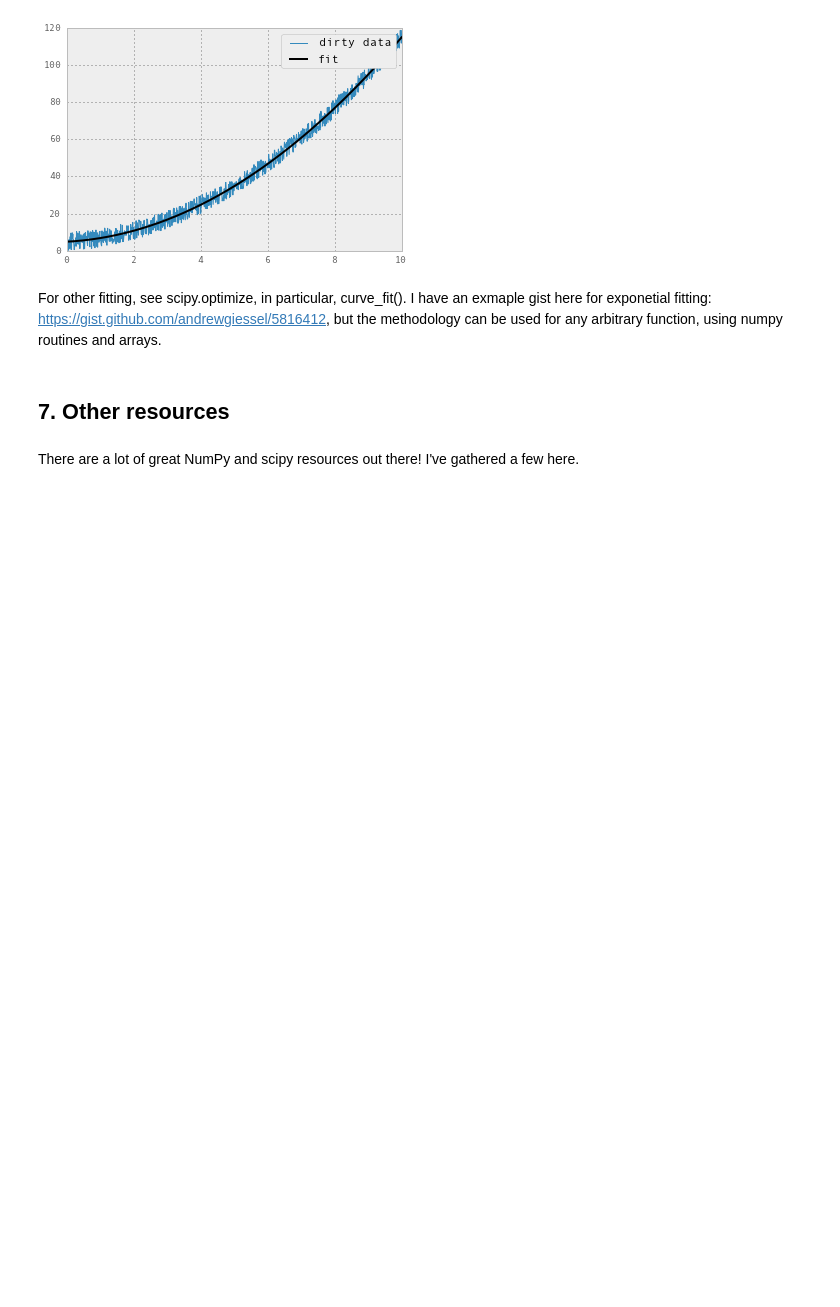
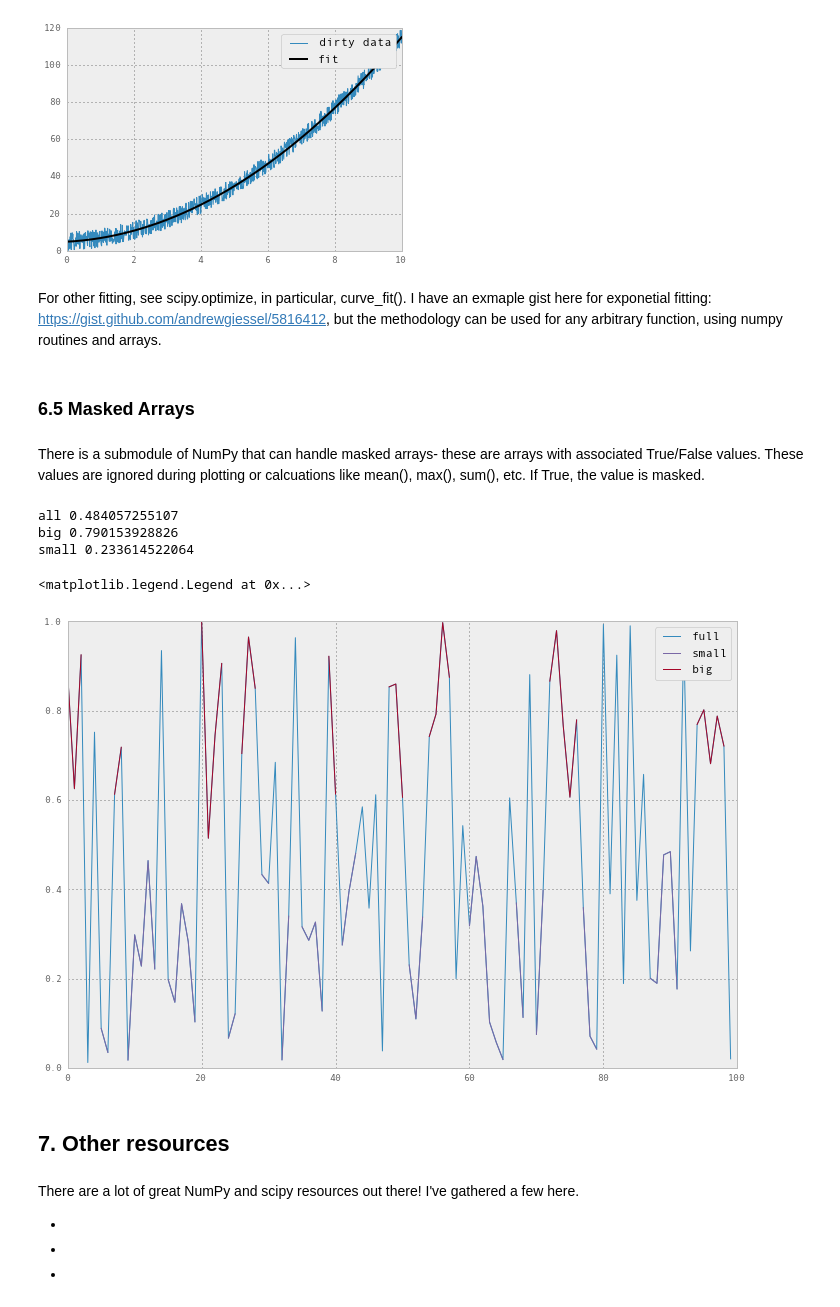
Before and after one commit to andrewgiessel/pydata_bos_2013_intro_to_numpy, a Jupyter notebook: Introduction To NumPy.ipynb, the cells around one changed output. Cells and saved outputs as stored; diff of their text form; code cells hidden in the pictures; blank space fills up the shorter version.

Commit message:
added masked arrays

```diff
--- a/Introduction To NumPy.ipynb
+++ b/Introduction To NumPy.ipynb
@@ -909,7 +909,38 @@ legend()
 [figure]
 # %% [markdown]
 For other fitting, see scipy.optimize, in particular, curve_fit().  I have an exmaple gist here for exponetial fitting:  https://gist.github.com/andrewgiessel/5816412, but the methodology can be used for any arbitrary function, using numpy routines and arrays.
+# %% [markdown]
+### 6.5 Masked Arrays
+# %% [markdown]
+There is a submodule of NumPy that can handle masked arrays- these are arrays with associated True/False values.  These values are ignored during plotting or calcuations like mean(), max(), sum(), etc.  If True, the value is masked.
+# %%
+asdf = np.random.random(100)
+asdf_masked_small = np.ma.MaskedArray(asdf, asdf>0.5) # second arguement is the mask, must be the same shape as the array
+asdf_masked_big = np.ma.MaskedArray(asdf, asdf<=0.5) # second arguement is the mask, must be the same shape as the array
+
+
+print 'all', asdf.mean()
+print 'big', asdf_masked_big.mean()
+print 'small', asdf_masked_small.mean()
+
+figure(figsize=(12,8))
+
+plot(asdf, label='full')
+plot(asdf_masked_small, label='small')
+plot(asdf_masked_big, label='big')
+
+legend()
+# %% [output]
+all 0.484057255107
+big 0.790153928826
+small 0.233614522064
+<matplotlib.legend.Legend at 0x...>
+[figure, added]
 # %% [markdown]
 ## 7. Other resources
 # %% [markdown]
 There are a lot of great NumPy and scipy resources out there!  I've gathered a few here.
+
+*
+*
+*
```
